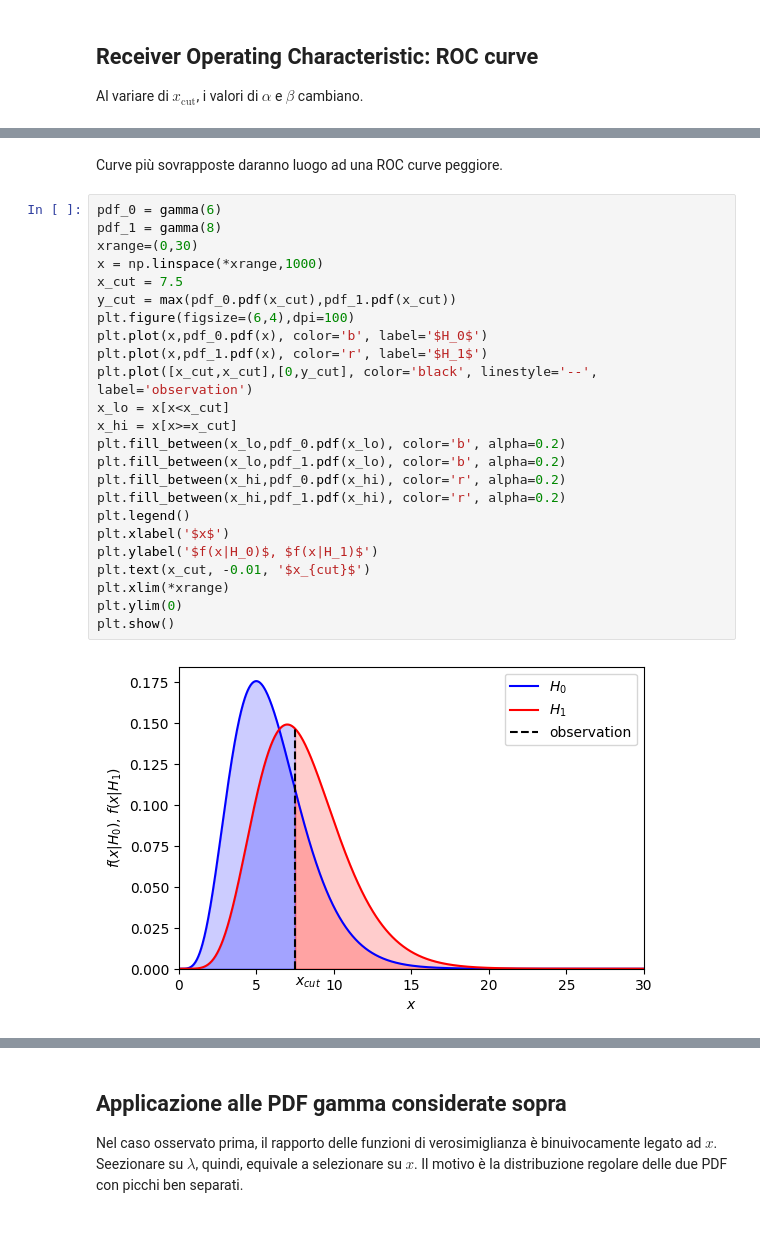
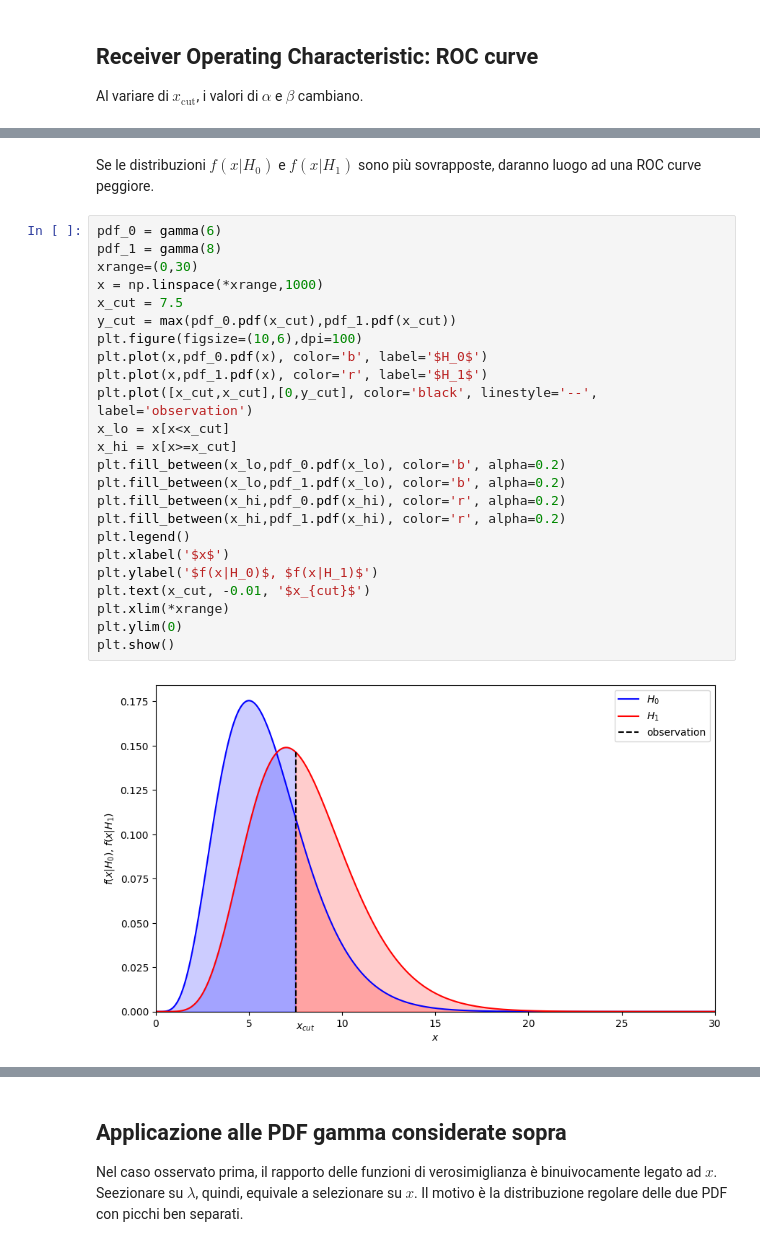
Before and after one commit to lucalista/analisi-dati-2021, a Jupyter notebook: 21.00.00__Test_di_ipotesi.ipynb, the cells around one changed output, grey strips where cells are left out. Drawn from its saved outputs; the diff is of its cells as text.

```diff
--- a/21.00.00__Test_di_ipotesi.ipynb
+++ b/21.00.00__Test_di_ipotesi.ipynb
@@ -108,31 +145,31 @@ plt.show()
 # %% [markdown]
-Curve più sovrapposte daranno luogo ad una ROC curve peggiore.
+Se le distribuzioni $f(x|H_0)$ e $f(x|H_1)$ sono più sovrapposte, daranno luogo ad una ROC curve peggiore.
 # %%
 pdf_0 = gamma(6)
 pdf_1 = gamma(8)
 xrange=(0,30)
 x = np.linspace(*xrange,1000)
 x_cut = 7.5
 y_cut = max(pdf_0.pdf(x_cut),pdf_1.pdf(x_cut))
-plt.figure(figsize=(6,4),dpi=100)
+plt.figure(figsize=(10,6),dpi=100)
 plt.plot(x,pdf_0.pdf(x), color='b', label='$H_0$')
 plt.plot(x,pdf_1.pdf(x), color='r', label='$H_1$')
 plt.plot([x_cut,x_cut],[0,y_cut], color='black', linestyle='--', label='observation')
 x_lo = x[x<x_cut]
 x_hi = x[x>=x_cut]
 plt.fill_between(x_lo,pdf_0.pdf(x_lo), color='b', alpha=0.2)
 plt.fill_between(x_lo,pdf_1.pdf(x_lo), color='b', alpha=0.2)
 plt.fill_between(x_hi,pdf_0.pdf(x_hi), color='r', alpha=0.2)
 plt.fill_between(x_hi,pdf_1.pdf(x_hi), color='r', alpha=0.2)
 plt.legend()
 plt.xlabel('$x$')
 plt.ylabel('$f(x|H_0)$, $f(x|H_1)$')
 plt.text(x_cut, -0.01, '$x_{cut}$')
 plt.xlim(*xrange)
 plt.ylim(0)
 plt.show()
 # %% [output]
-[figure, old version]
+[figure, new version]
 # %%
 x_cuts = np.linspace(*xrange,100)
 alphas = 1-pdf_0.cdf(x_cuts)
```
Also changed, not shown: parts of 27 cells of this notebook, 1 other file.
